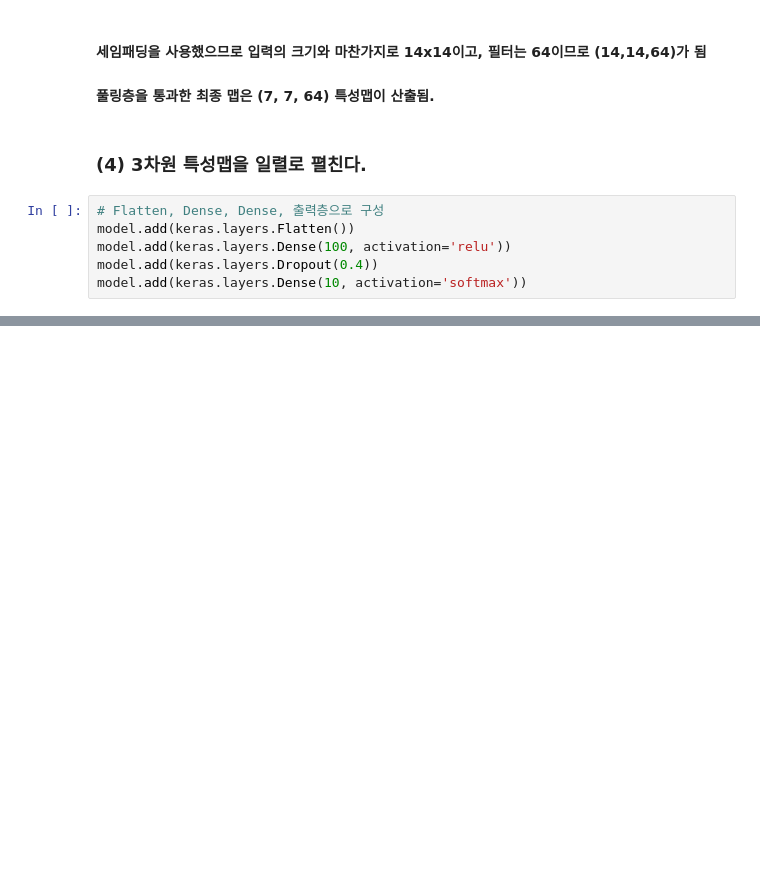
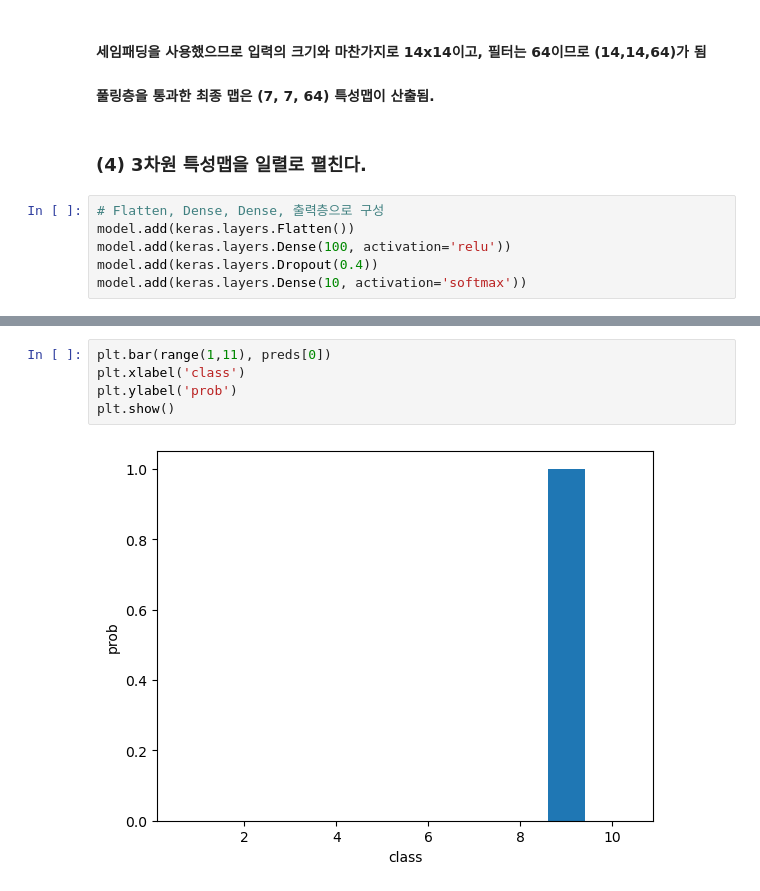
Before and after one commit to SHU-Webbb/MachineLearning, a Jupyter notebook: 17_합성곱 신경망.ipynb, the cells around one changed output, grey strips where cells are left out. Cells and saved outputs as stored; diff of their text form; blank space fills up the shorter version.

```diff
--- a/17_합성곱 신경망.ipynb
+++ b/17_합성곱 신경망.ipynb
@@ -121,0 +199,7 @@ Model: "sequential_2"
+# %%
+plt.bar(range(1,11), preds[0])
+plt.xlabel('class')
+plt.ylabel('prob')
+plt.show()
+# %% [output]
+[figure, added]
```
Also changed, not shown: parts of 22 cells of this notebook, 3 other files.
